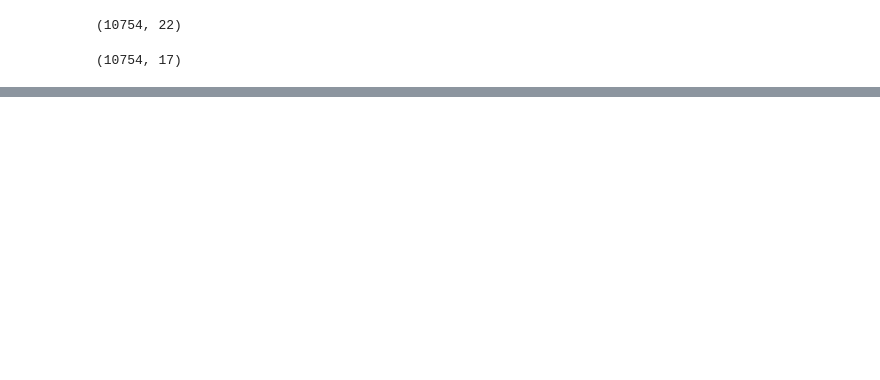
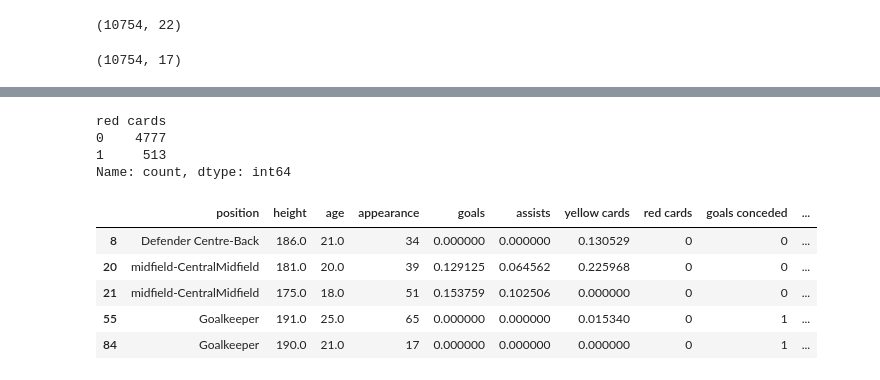
Before and after one commit to fileoy/Usecase-7, a Jupyter notebook: EDA explain template.ipynb, the cells around one changed output, grey strips where cells are left out. Drawn from its saved outputs; the diff is of its cells as text; code cells hidden in the pictures; blank space fills up the shorter version.

```diff
--- a/EDA explain template.ipynb
+++ b/EDA explain template.ipynb
@@ -346,0 +215,28 @@ We could also use a correlation matrix to get more specific information about th
+# %%
+# second yellow cards are dependent on red cards, so we can drop it
+ftblh_df.drop(columns=['second yellow cards'], inplace=True)
+# %%
+# binary representation of red cards
+ftblh_df['red cards'] = ftblh_df['red cards'].apply(lambda x: 1 if x > 0 else 0)
+# %%
+# binary representation of clean sheets
+ftblh_df['clean sheets'] = ftblh_df['clean sheets'].apply(lambda x: 1 if x > 0 else 0)
+# %%
+# binary representation of goals conceded
+ftblh_df['goals conceded'] = ftblh_df['goals conceded'].apply(lambda x: 1 if x > 0 else 0)
+# %%
+ftblh_df['red cards'].value_counts()
+# %% [output]
+red cards
+0    4777
+1     513
+Name: count, dtype: int64
+# %%
+ftblh_df.head()
+# %% [output]
+|  | position | height | age | appearance | goals | assists | yellow cards | red cards | goals conceded | ... |
+| 8 | Defender Centre-Back | 186.0 | 21.0 | 34 | 0.000000 | 0.000000 | 0.130529 | 0 | 0 | ... |
+| 20 | midfield-CentralMidfield | 181.0 | 20.0 | 39 | 0.129125 | 0.064562 | 0.225968 | 0 | 0 | ... |
+| 21 | midfield-CentralMidfield | 175.0 | 18.0 | 51 | 0.153759 | 0.102506 | 0.000000 | 0 | 0 | ... |
+| 55 | Goalkeeper | 191.0 | 25.0 | 65 | 0.000000 | 0.000000 | 0.015340 | 0 | 1 | ... |
+| 84 | Goalkeeper | 190.0 | 21.0 | 17 | 0.000000 | 0.000000 | 0.000000 | 0 | 1 | ... |
```
Also changed, not shown: parts of 93 cells of this notebook.
